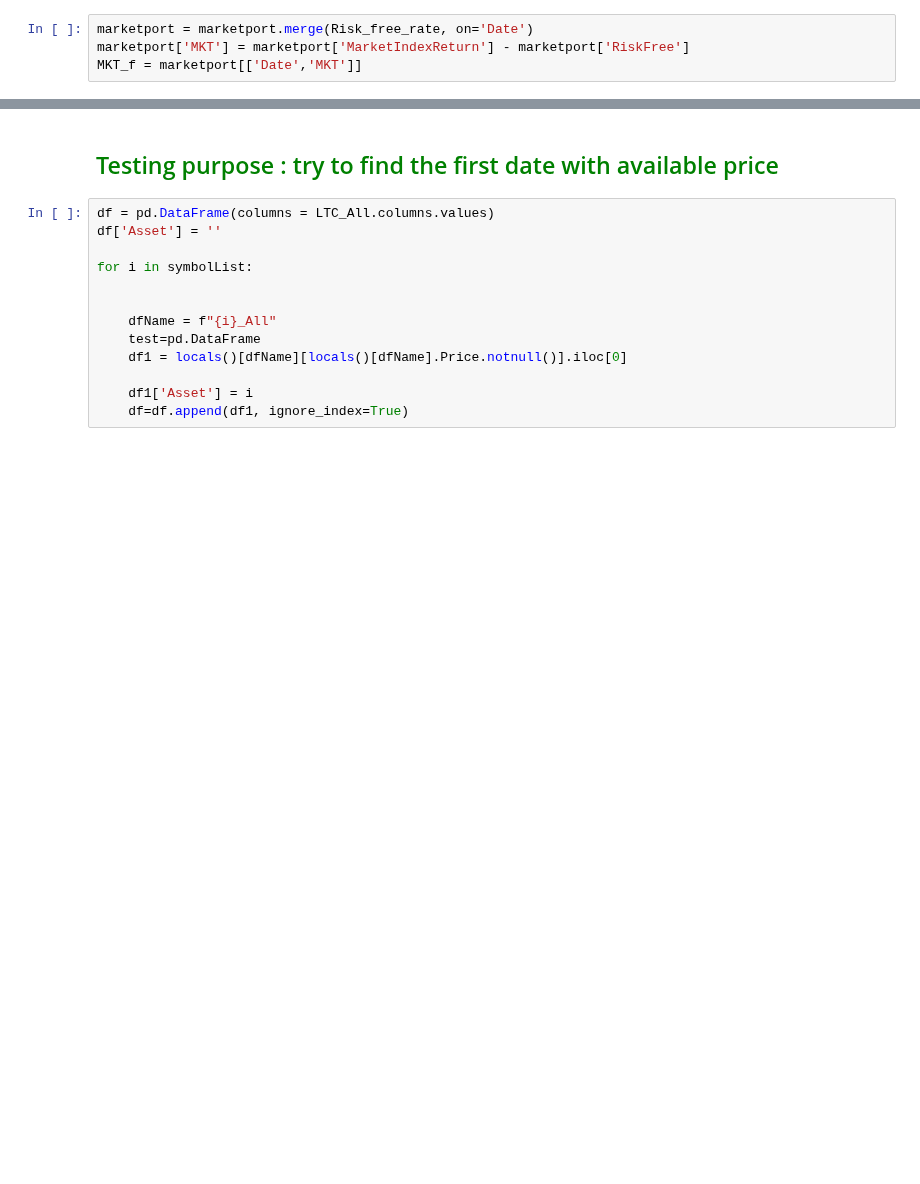
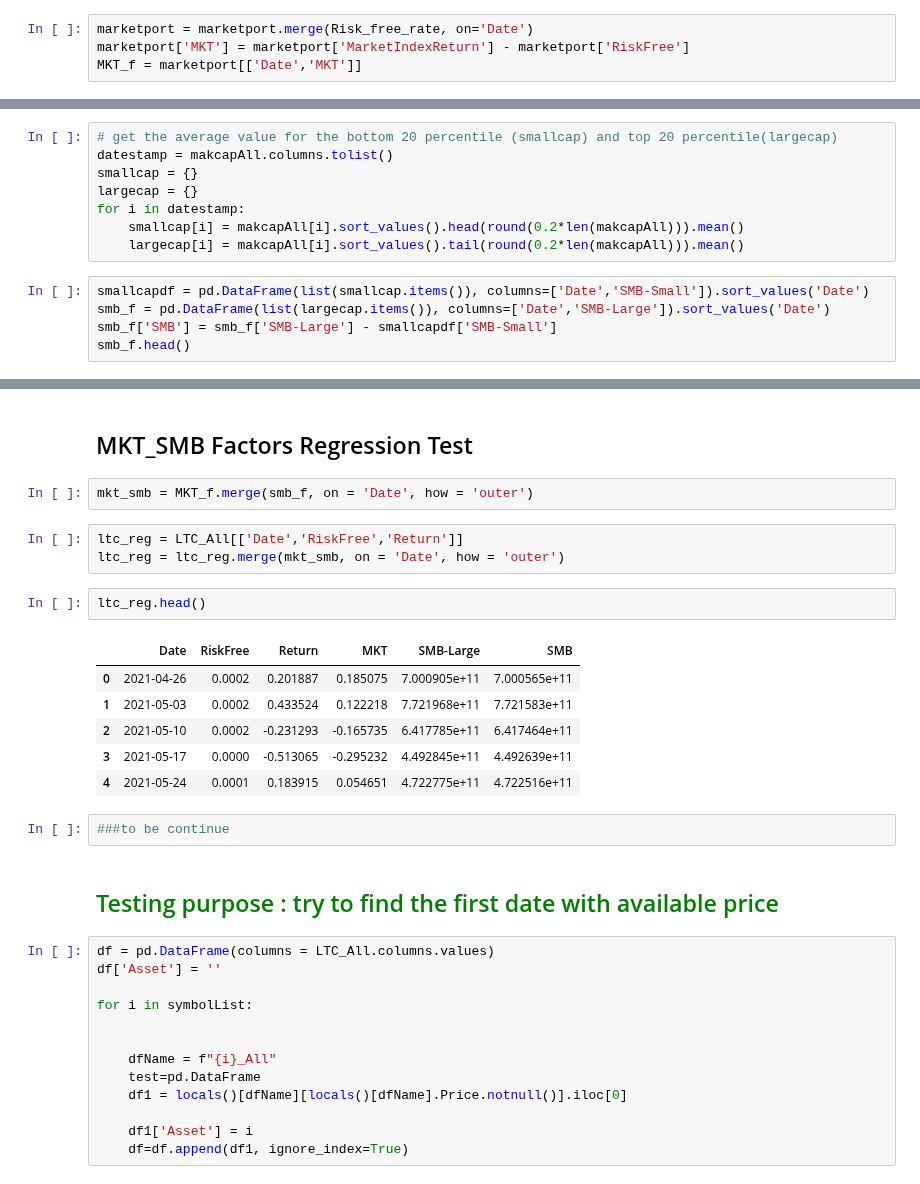
Before and after one commit to PracticumCrypto/C5-Analyzer, a Jupyter notebook: DataPull-MKT_SIZE_Fiona.ipynb, the cells around one changed output, grey strips where cells are left out. Cells and saved outputs as stored; diff of their text form; blank space fills up the shorter version.

```diff
--- a/DataPull-MKT_SIZE_Fiona.ipynb
+++ b/DataPull-MKT_SIZE_Fiona.ipynb
@@ -195,0 +279,13 @@ MKT_f
+# %%
+# get the average value for the bottom 20 percentile (smallcap) and top 20 percentile(largecap)
+datestamp = makcapAll.columns.tolist()
+smallcap = {}
+largecap = {}
+for i in datestamp:
+    smallcap[i] = makcapAll[i].sort_values().head(round(0.2*len(makcapAll))).mean()
+    largecap[i] = makcapAll[i].sort_values().tail(round(0.2*len(makcapAll))).mean()
+# %%
+smallcapdf = pd.DataFrame(list(smallcap.items()), columns=['Date','SMB-Small']).sort_values('Date')
+smb_f = pd.DataFrame(list(largecap.items()), columns=['Date','SMB-Large']).sort_values('Date')
+smb_f['SMB'] = smb_f['SMB-Large'] - smallcapdf['SMB-Small']
+smb_f.head()
@@ -196,3 +299,21 @@ MKT_f
+# %% [markdown]
+## MKT_SMB Factors Regression Test
+# %%
+mkt_smb = MKT_f.merge(smb_f, on = 'Date', how = 'outer')
+# %%
+ltc_reg = LTC_All[['Date','RiskFree','Return']]
+ltc_reg = ltc_reg.merge(mkt_smb, on = 'Date', how = 'outer')
+# %%
+ltc_reg.head()
+# %% [output]
+|  | Date | RiskFree | Return | MKT | SMB-Large | SMB |
+| 0 | 2021-04-26 | 0.0002 | 0.201887 | 0.185075 | 7.000905e+11 | 7.000565e+11 |
+| 1 | 2021-05-03 | 0.0002 | 0.433524 | 0.122218 | 7.721968e+11 | 7.721583e+11 |
+| 2 | 2021-05-10 | 0.0002 | -0.231293 | -0.165735 | 6.417785e+11 | 6.417464e+11 |
+| 3 | 2021-05-17 | 0.0000 | -0.513065 | -0.295232 | 4.492845e+11 | 4.492639e+11 |
+| 4 | 2021-05-24 | 0.0001 | 0.183915 | 0.054651 | 4.722775e+11 | 4.722516e+11 |
+# %%
+###to be continue
 # %% [markdown]
 ## <font color='green'>Testing purpose : try to find the first date with available price
 # %%
```
Also changed, not shown: parts of 22 cells of this notebook.
